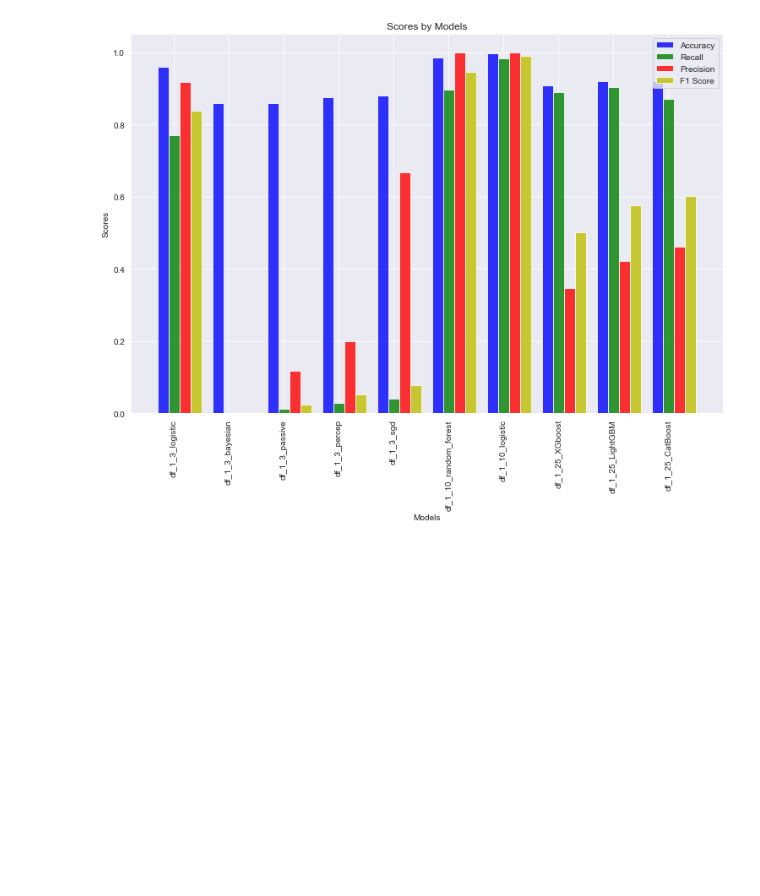
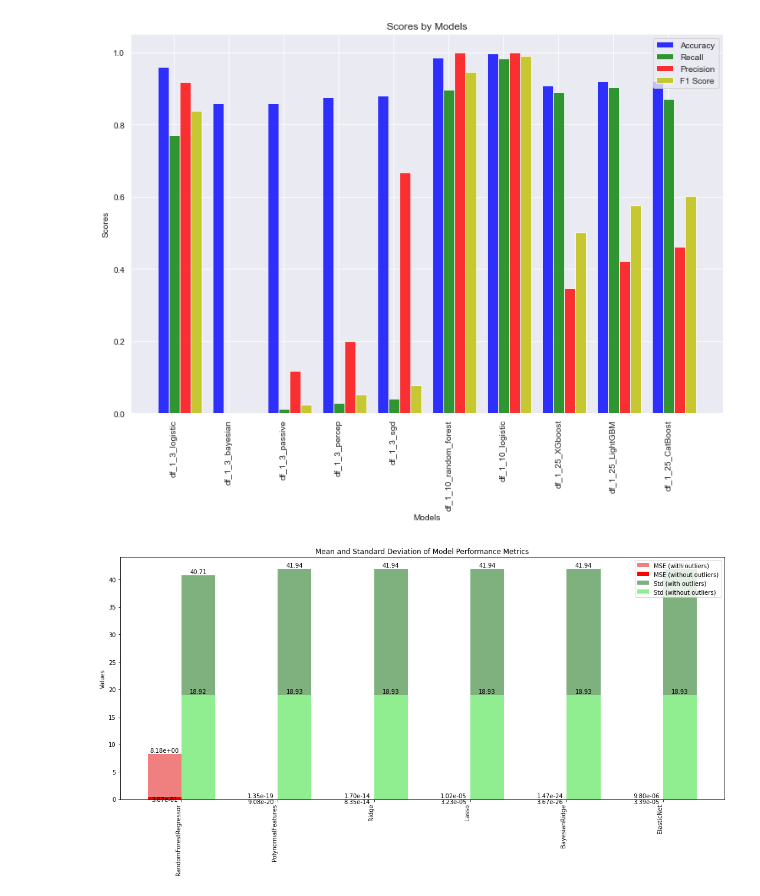
Before and after one commit to Delayma-ML/Delayma-Models, a Jupyter notebook: graphs_for_index.ipynb, the cells around one changed output. Drawn from its saved outputs; the diff is of its cells as text; code cells hidden in the pictures; blank space fills up the shorter version.

```diff
--- a/graphs_for_index.ipynb
+++ b/graphs_for_index.ipynb
@@ -191,3 +191,56 @@ plt.xticks(index + bar_width, ("df_1_3_logistic","df_1_3_bayesian","df_1_10_rand
 plt.legend()
 plt.tight_layout()
 plt.show()
+# %%
+import matplotlib.pyplot as plt
+import numpy as np
+
+models = ['RandomForestRegressor', 'PolynomialFeatures', 'Ridge', 'Lasso', 'BayesianRidge', 'ElasticNet']
+
+# Data for the first set of graphs
+mse_values1 = [8.181139821257709, 1.3481809385058682e-19, 1.7009984245916603e-14, 1.0151470431585268e-05, 1.4721718996060103e-24, 9.800489179465707e-06]
+sd_values1 = [40.70694805649899, 41.94254194735039, 41.942541819448124, 41.939918134838756, 41.9425419472715, 41.93953594682402]
+
+# Data for the second set of graphs
+mse_values2 = [0.38696657430406917, 9.07804542408821e-20, 8.345072074179379e-14, 3.234717961771208e-05, 3.670305072093405e-26, 3.3872517697929823e-05]
+sd_values2 = [18.92251379576839, 18.931636018258537, 18.93163573579082, 18.925994878347524, 18.931636018178416, 18.925947405132025]
+
+# Create a combined bar plot
+bar_width = 0.35
+index = np.arange(len(models))
+
+fig, ax = plt.subplots(figsize=(15, 8))
+
+bar1 = ax.bar(index - bar_width/2, mse_values1, bar_width, label='MSE (with outliers)', color='lightcoral')
+bar2 = ax.bar(index - bar_width/2, mse_values2, bar_width, label='MSE (without outliers)', color='red')
+
+bar3 = ax.bar(index + bar_width/2, sd_values1, bar_width, label='Std (with outliers)', color='darkgreen', alpha=0.5)
+bar4 = ax.bar(index + bar_width/2, sd_values2, bar_width, label='Std (without outliers)', color='lightgreen')
+
+ax.set_xticks(index)
+ax.set_xticklabels(models, rotation=90, ha='right')
+ax.set_ylabel('Values')
+ax.set_title('Mean and Standard Deviation of Model Performance Metrics')
+ax.legend()
+
+# Add values on top of the bars for Mean
+for i, value in enumerate(mse_values1):
+    ax.text(i - bar_width/2, value + 0.1, f'{value:.2e}', ha='center', va='bottom')
+
+for i, value in enumerate(mse_values2):
+    ax.text(i - bar_width/2, value + 0.1, f'{value:.2e}', ha='center', va='top')
+
+# Add values on top of the bars for Standard Deviation
+for i, value in enumerate(sd_values1):
+    ax.text(i + bar_width/2, value + 0.1, f'{value:.2f}', ha='center', va='bottom')
+
+for i, value in enumerate(sd_values2):
+    ax.text(i + bar_width/2, value + 0.1, f'{value:.2f}', ha='center', va='bottom')
+
+# Show the plot
+plt.tight_layout()
+plt.show()
+
+fig.savefig('images/regression_with_and_without_outliers.png')
+# %% [output]
+[figure, added]
```
Also changed, not shown: 1 other file.
